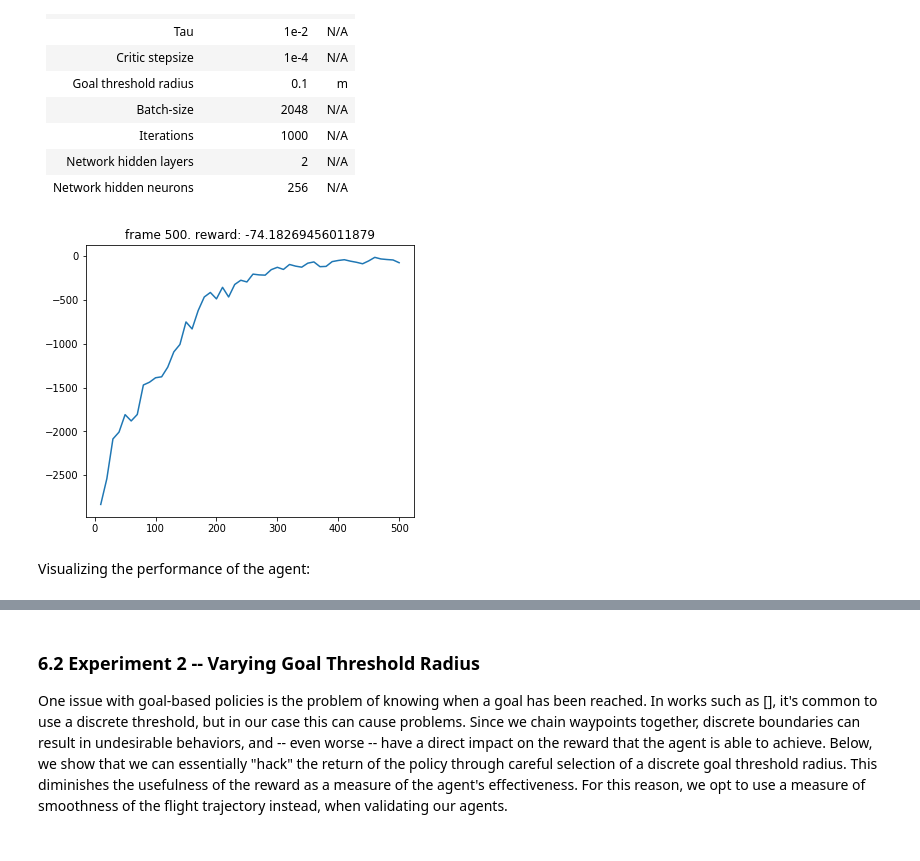
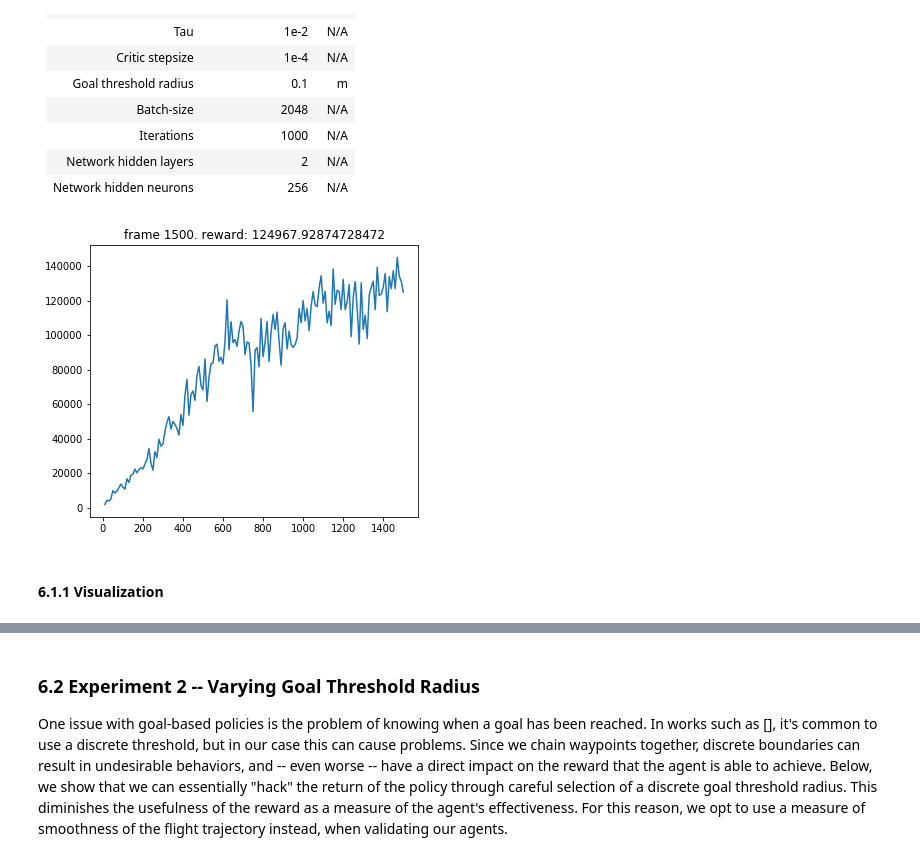
Before and after one commit to seanny1986/quadrotor, a Jupyter notebook: waypoint_navigation.ipynb, the cells around one changed output, grey strips where cells are left out. Drawn from its saved outputs; the diff is of its cells as text; code cells hidden in the pictures.

```diff
--- a/waypoint_navigation.ipynb
+++ b/waypoint_navigation.ipynb
@@ -613,34 +604,34 @@ Our first objective is to test the standard agent, and to determine whether or n
 # %%
 from types import MethodType
 
 env_one = gym.make("Trajectory-v0")
 env_one.goal_thresh = 0.1
 env_one.reward = MethodType(reward_func, env_one)
 
 params = cfg.trpo
 
 state_dim = env_one.observation_space.shape[0]
 action_dim = env_one.action_space.shape[0]
 hidden_dim = params["hidden_dim"]
 
 pi = Actor(state_dim, hidden_dim, action_dim)
 beta = Actor(state_dim, hidden_dim, action_dim)
 critic = torch.nn.Sequential(
                 torch.nn.Linear(state_dim, hidden_dim),
                 torch.nn.Tanh(),
                 torch.nn.Linear(hidden_dim, hidden_dim),
                 torch.nn.Tanh(),
                 torch.nn.Linear(hidden_dim, 1))
 agent = trpo_peb.TRPO(pi, beta, critic, params["network_settings"])
 crit_opt = torch.optim.Adam(critic.parameters())
-ep, rew, agent = train_standard(env_one, agent, crit_opt, batch_size=2048, iterations=500, log_interval=10, render=False, fname="main_0.1_rad")
+ep, rew, agent = train_standard(env_one, agent, crit_opt, batch_size=4096, iterations=1500, log_interval=10, render=False, fname="main_0.1_rad")
 agents, episodes, rewards = [], [], []
 agents.append(agent)
 episodes.append(ep)
 rewards.append(rew)
 # %% [output]
-[figure, old version]
+[figure, new version]
-# %% [markdown]
-Visualizing the performance of the agent:
+# %% [markdown]
+#### 6.1.1 Visualization
 # %%
 env_one = gym.make("Trajectory-v0")
```
Also changed, not shown: parts of 42 cells of this notebook, 21 other files.
